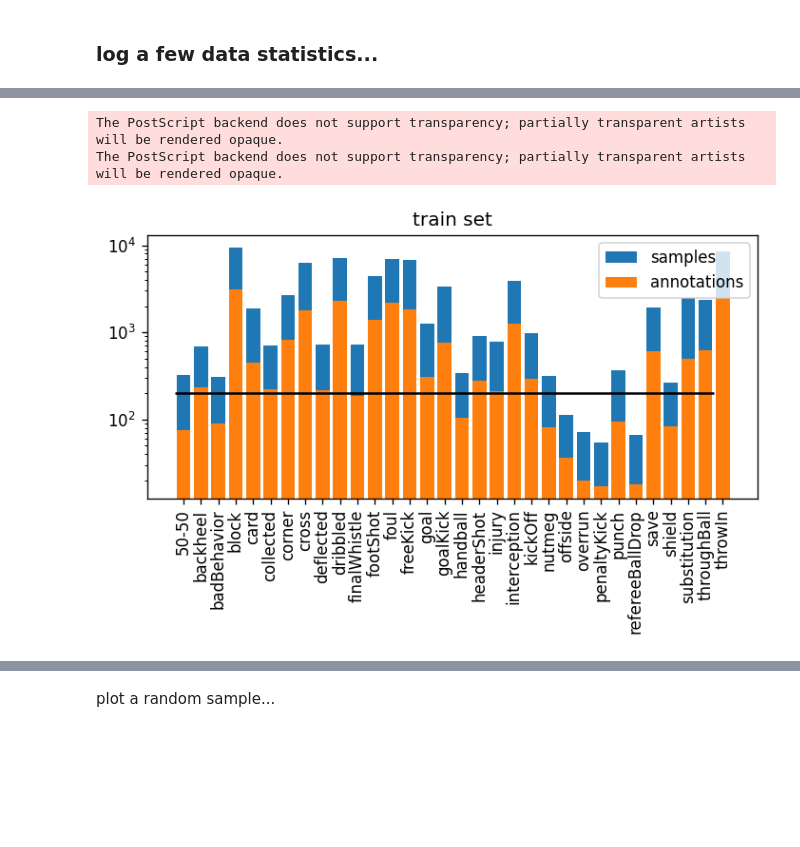
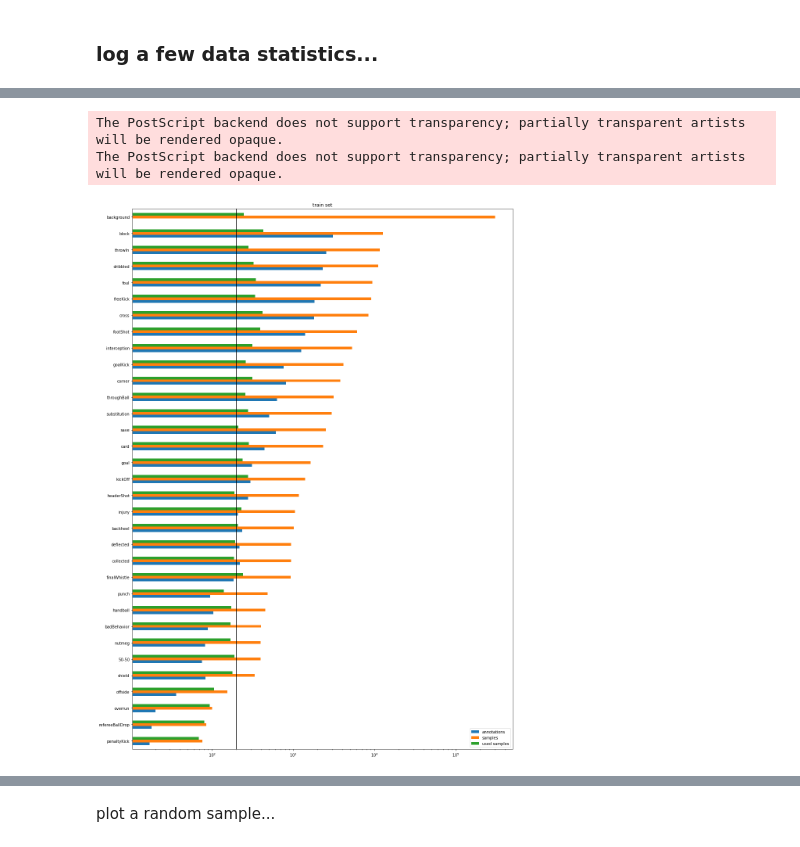
Before and after one commit to simnado/Socc-HAR-Toolkit, a Jupyter notebook: notebooks/Socc_HAR_32_Training.ipynb, the cells around one changed output, grey strips where cells are left out. Cells and saved outputs as stored; diff of their text form; code cells hidden in the pictures; blank space fills up the shorter version.

```diff
--- a/notebooks/Socc_HAR_32_Training.ipynb
+++ b/notebooks/Socc_HAR_32_Training.ipynb
@@ -314,0 +344,14 @@ module.id
+# %%
+from pytorch_lightning import Trainer
+
+if not max_batch_size:
+    trainer = Trainer(auto_scale_batch_size='binsearch', #'power',
+                      gpus=1,
+                      num_sanity_val_steps=0
+                      )
+
+    trainer.tune(module, datamodule=dm)
+    max_batch_size = dm.batch_size
+
+module.hparams.batch_size = max_batch_size
+f'batch size for training is {module.train_bs}, for testing is {module.test_bs}, maximum is {module.hparams.batch_size}, accumulate gradients is {module.accumulate_grad_batches}'
@@ -314,0 +362,20 @@ module.id
+# %%
+do_search = False #@param {type:"boolean"}
+# %%
+from pytorch_lightning import Trainer
+
+if do_search:
+    dm.batch_size = module.train_bs
+    trainer = Trainer(accumulate_grad_batches=module.accumulate_grad_batches,
+                      gpus=1,
+                      num_sanity_val_steps=0,
+                      progress_bar_refresh_rate=20
+                      )
+
+    # Run learning rate finder
+    lr_finder = trainer.tuner.lr_find(module, min_lr=1e-09, max_lr=3e-01,
+                                      early_stop_threshold=4.0,
+                                      datamodule=dm,
+                                      num_training=100)
+    # Results can be found in
+    results = lr_finder.results
@@ -363,7 +456,0 @@ phase = "Ph1" #@param ["Ph0", "Ph1", "Ph2"]
-# %%
-project_name = f"{project}-{phase}"
-
-if new:
-    logger = TrainLogger(module.id, project_name)
-else:
-    logger = TrainLogger.from_existing_run(pretrained_run)
@@ -423,7 +494,7 @@ fig
 # %%
-eval.plot_distribution(context='train', show='annotations', save=True, upload=True)
+eval.plot_distribution(context='train', save=True, upload=True)
 # %% [output]
 The PostScript backend does not support transparency; partially transparent artists will be rendered opaque.
 The PostScript backend does not support transparency; partially transparent artists will be rendered opaque.
-[figure, old version]
+[figure, new version]
 # %%
```
Also changed, not shown: parts of 156 cells of this notebook, 3 other files.
